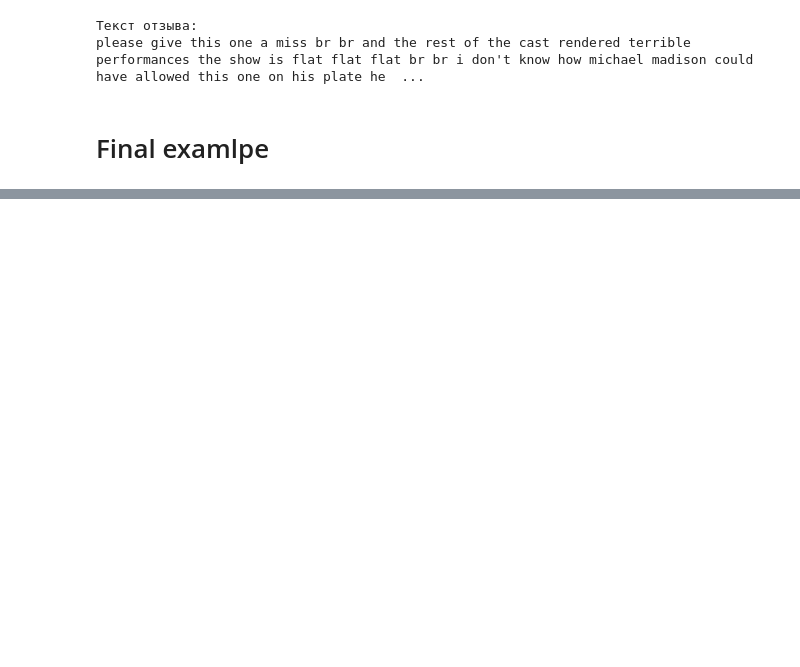
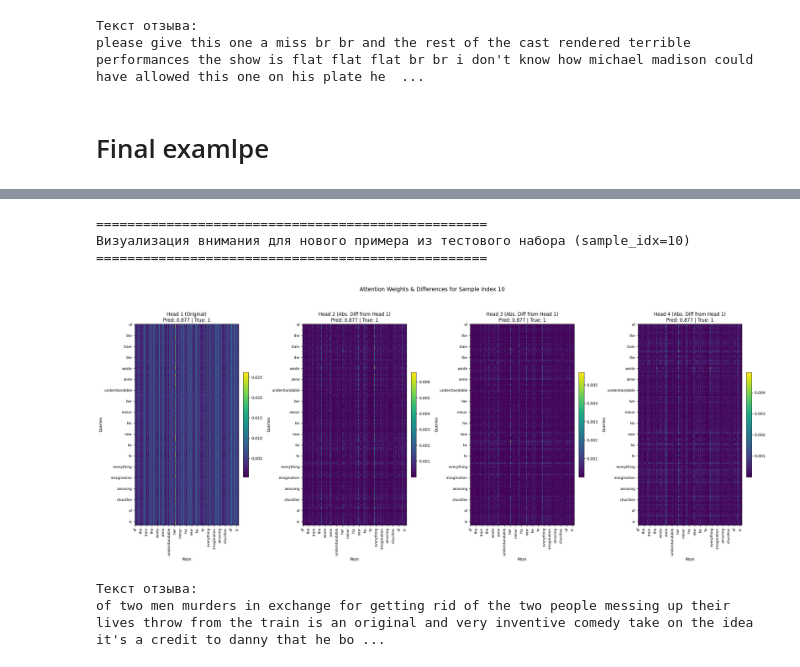
Before and after one commit to TAUforPython/machinelearning, a Jupyter notebook: example AE and Transformer attention.ipynb, the cells around one changed output, grey strips where cells are left out. Cells and saved outputs as stored; diff of their text form; code cells hidden in the pictures; blank space fills up the shorter version.

```diff
--- a/example AE and Transformer attention.ipynb
+++ b/example AE and Transformer attention.ipynb
@@ -963,0 +1054,12 @@ cheap to capitalize on the success of 1 star attack of the monsters was for me a
+# %%
+print("\n" + "="*50)
+print("Визуализация внимания для нового примера из тестового набора (sample_idx=10)")
+print("="*50)
+predict_and_visualize_attention(sample_idx=10)
+# %% [output]
+==================================================
+Визуализация внимания для нового примера из тестового набора (sample_idx=10)
+==================================================
+[figure, added]
+Текст отзыва:
+of two men murders in exchange for getting rid of the two people messing up their lives throw from the train is an original and very inventive comedy take on the idea it's a credit to danny that he bo ...
```
Also changed, not shown: parts of 9 cells of this notebook.
